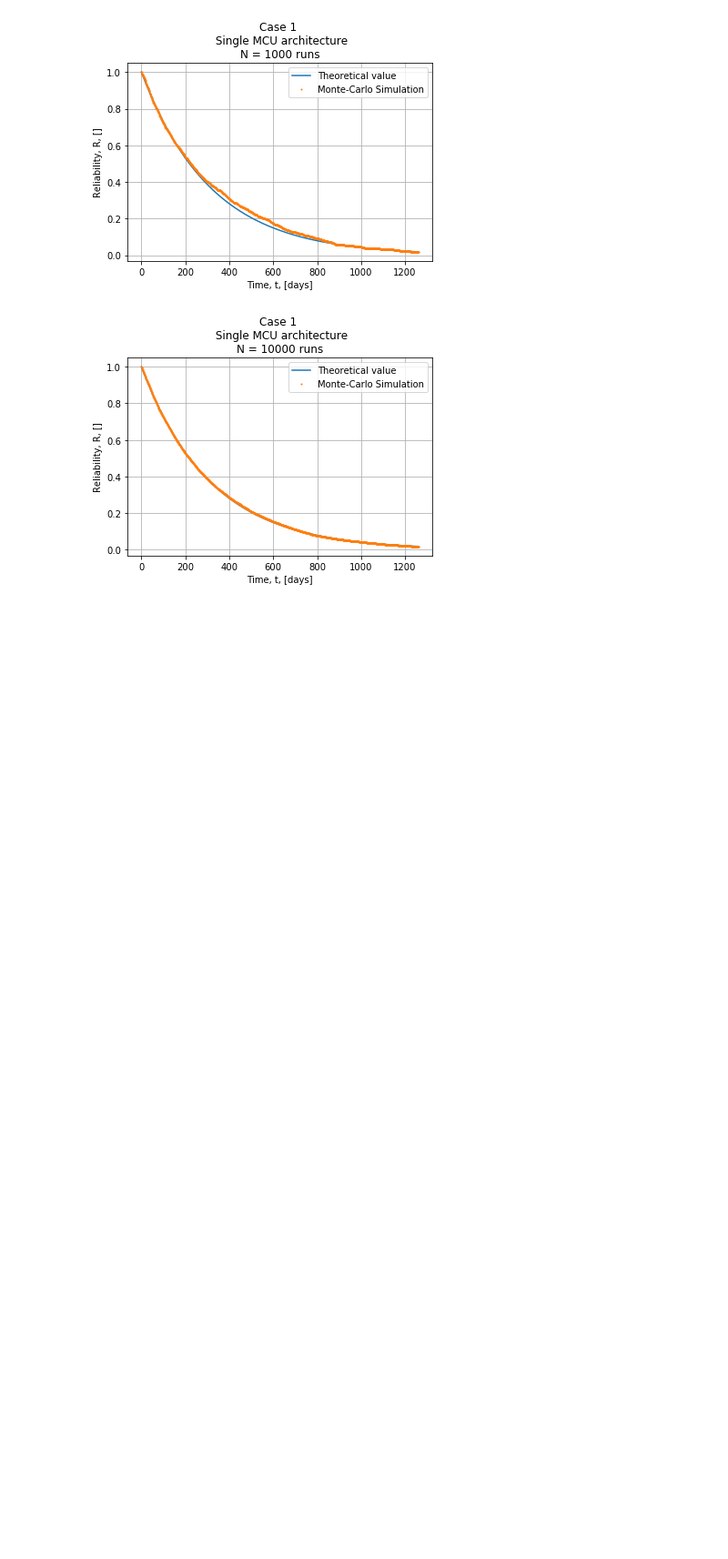
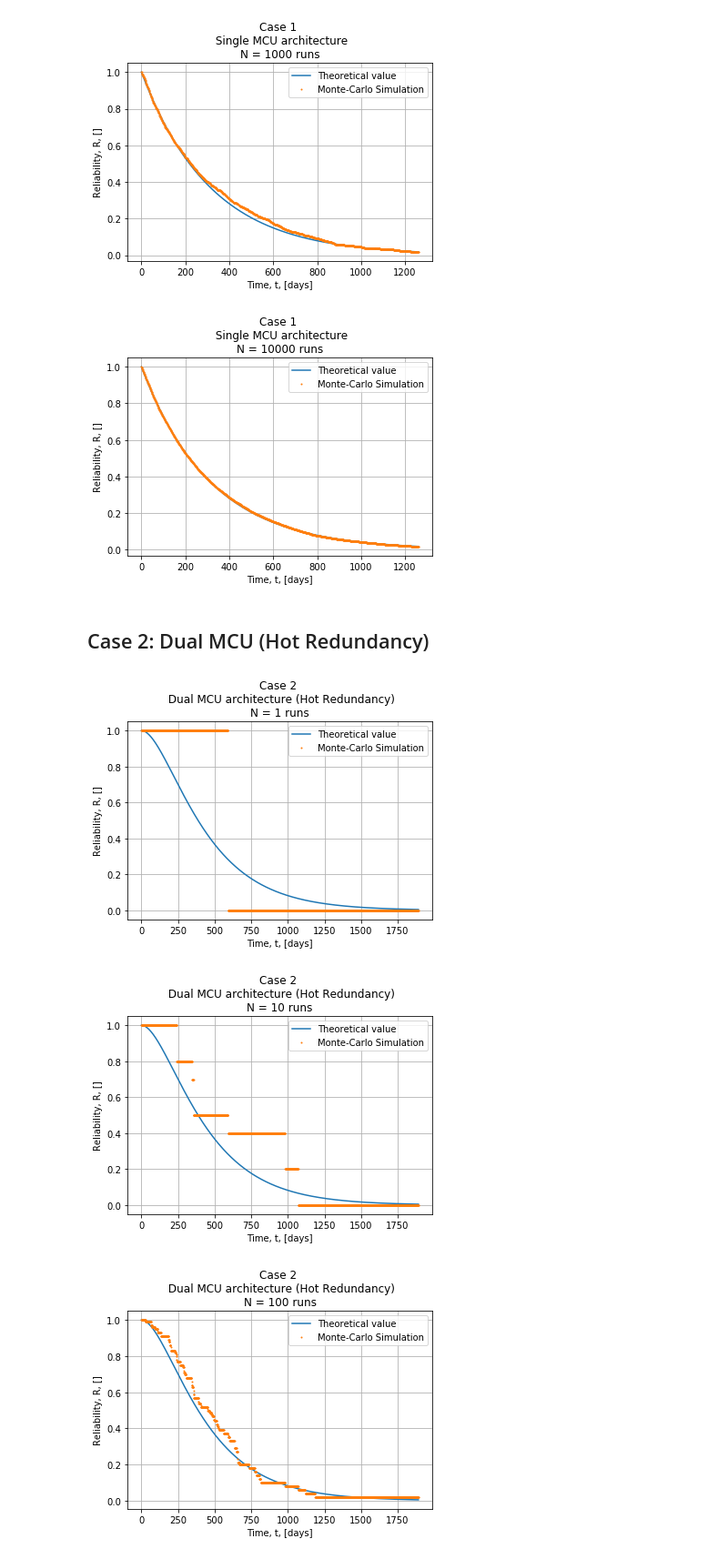
Before and after one commit to aretselis/msc-computational-physics, a Jupyter notebook: Courses/Computational Mathematics II (ΥΦE208)/MC_reliability_simulations.ipynb, the cells around one changed output. Shown at 91% size. Drawn from its saved outputs; the diff is of its cells as text; code cells hidden in the pictures; blank space fills up the shorter version.

Commit message:
Add hot/cold dual redundancy cases

```diff
--- a/Courses/Computational Mathematics II (ΥΦE208)/MC_reliability_simulations.ipynb
+++ b/Courses/Computational Mathematics II (ΥΦE208)/MC_reliability_simulations.ipynb
@@ -205,3 +207,77 @@ for i in range(0, np.size(runs)):
 [figure]
 [figure]
 [figure]
+# %% [markdown]
+## Case 2: Dual MCU (Hot Redundancy)
+# %%
+import numpy as np
+import matplotlib.pyplot as plt
+from random_number_generators import linear_congruential_generator
+
+# Reliability function definition
+def system_reliability_function(time, mttf):
+    return 1-((1-np.exp(-time / mttf))*(1-np.exp(-time / mttf)))
+
+
+# Component reliability
+def component_reliability_function(time, mttf):
+    return np.exp(-time / mttf)
+
+
+def dual_mcu(runs):
+    # Input data
+    lambda_MCU = 3.17 * pow(10, -3)  # [per day, OMERE data]
+    MTTF_MCU = 1 / lambda_MCU  # [days]
+
+    # Define time domain
+
+    t_start = 0
+    t_end = 6 * MTTF_MCU
+    t_step = 1
+    time_domain = np.arange(t_start, t_end, t_step)
+    random_numbers = linear_congruential_generator(0.862, runs+2)
+
+    # Calculate theoretical reliability at each time step
+    theoretical_system_reliability = []
+    theoretical_component_reliability = []
+    for i in range(0, np.size(time_domain)):
+        theoretical_system_reliability.append(system_reliability_function(time_domain[i], MTTF_MCU))
+        theoretical_component_reliability.append(component_reliability_function(time_domain[i], MTTF_MCU))
+
+    # Main Monte-Carlo Simulation
+    failure_time_system = []
+    working_devices = np.zeros(np.size(time_domain))
+    for i in range(0, runs):
+        random_value_first = random_numbers[i+1]
+        random_value_second = random_numbers[i+2]
+        state_first_mcu = 1
+        state_second_mcu = 1
+        for j in range(0, np.size(time_domain)):
+            if theoretical_component_reliability[j] < random_value_first:
+                state_first_mcu = 0
+            if theoretical_component_reliability[j] < random_value_second:
+                state_second_mcu = 0
+            if state_first_mcu == 0 and state_second_mcu == 0:
+                failure_time_system.append(time_domain[j])
+                break
+            working_devices[j] += 1
+
+    plt.figure()
+    plt.plot(time_domain, theoretical_system_reliability, label="Theoretical value")
+    plt.plot(time_domain, working_devices / runs, '.', markersize=2, label="Monte-Carlo Simulation")
+    plt.xlabel("Time, t, [days]")
+    plt.ylabel("Reliability, R, []")
+    plt.title("Case 2 \n Dual MCU architecture (Hot Redundancy)\nN = %d runs" % runs)
+    plt.grid()
+    plt.legend()
+    plt.show()
+
+
+# Number of experiment runs
+runs = [1, 10, 100, 1000, 10000]
+for i in range(0, np.size(runs)):
+    dual_mcu(runs[i])
+# %% [output]
+[figure, added]
+[figure, added]
+[figure, added]
```
Also changed, not shown: parts of 4 cells of this notebook.
